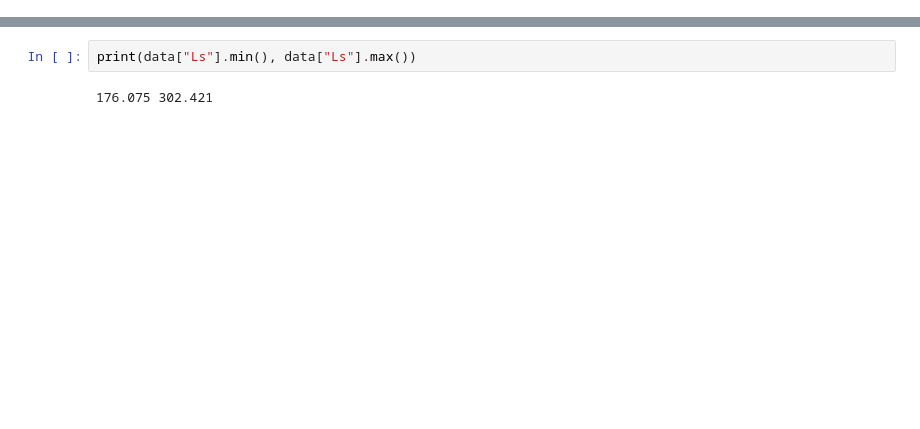
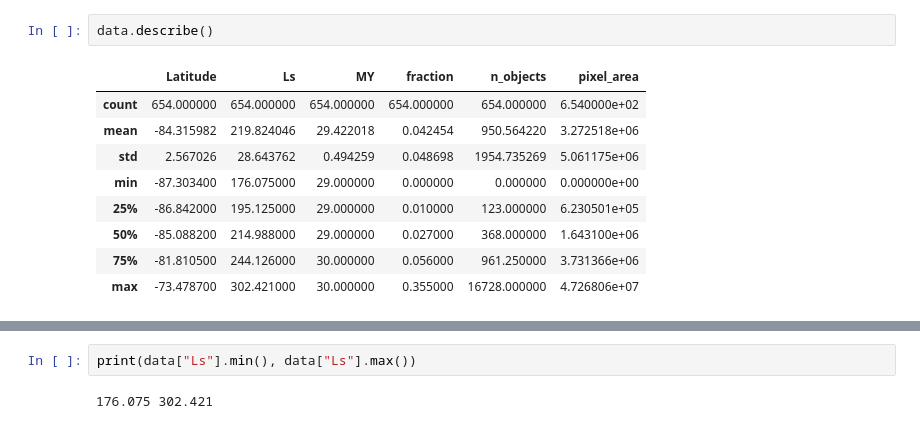
Before and after one commit to zalfalah/Honors, a Jupyter notebook: Plotting Fractional Coverage.ipynb, the cells around one changed output, grey strips where cells are left out. Cells and saved outputs as stored; diff of their text form; blank space fills up the shorter version.

```diff
--- a/Plotting Fractional Coverage.ipynb
+++ b/Plotting Fractional Coverage.ipynb
@@ -72,3 +72,15 @@ all_regions
 data = pd.read_csv("n_obj_df.csv")
 # %% [output]
 [interactive output not drawn]
+# %%
+data.describe()
+# %% [output]
+|  | Latitude | Ls | MY | fraction | n_objects | pixel_area |
+| count | 654.000000 | 654.000000 | 654.000000 | 654.000000 | 654.000000 | 6.540000e+02 |
+| mean | -84.315982 | 219.824046 | 29.422018 | 0.042454 | 950.564220 | 3.272518e+06 |
+| std | 2.567026 | 28.643762 | 0.494259 | 0.048698 | 1954.735269 | 5.061175e+06 |
+| min | -87.303400 | 176.075000 | 29.000000 | 0.000000 | 0.000000 | 0.000000e+00 |
+| 25% | -86.842000 | 195.125000 | 29.000000 | 0.010000 | 123.000000 | 6.230501e+05 |
+| 50% | -85.088200 | 214.988000 | 29.000000 | 0.027000 | 368.000000 | 1.643100e+06 |
+| 75% | -81.810500 | 244.126000 | 30.000000 | 0.056000 | 961.250000 | 3.731366e+06 |
+| max | -73.478700 | 302.421000 | 30.000000 | 0.355000 | 16728.000000 | 4.726806e+07 |
```
Also changed, not shown: parts of 2 cells of this notebook, 27 other files.
